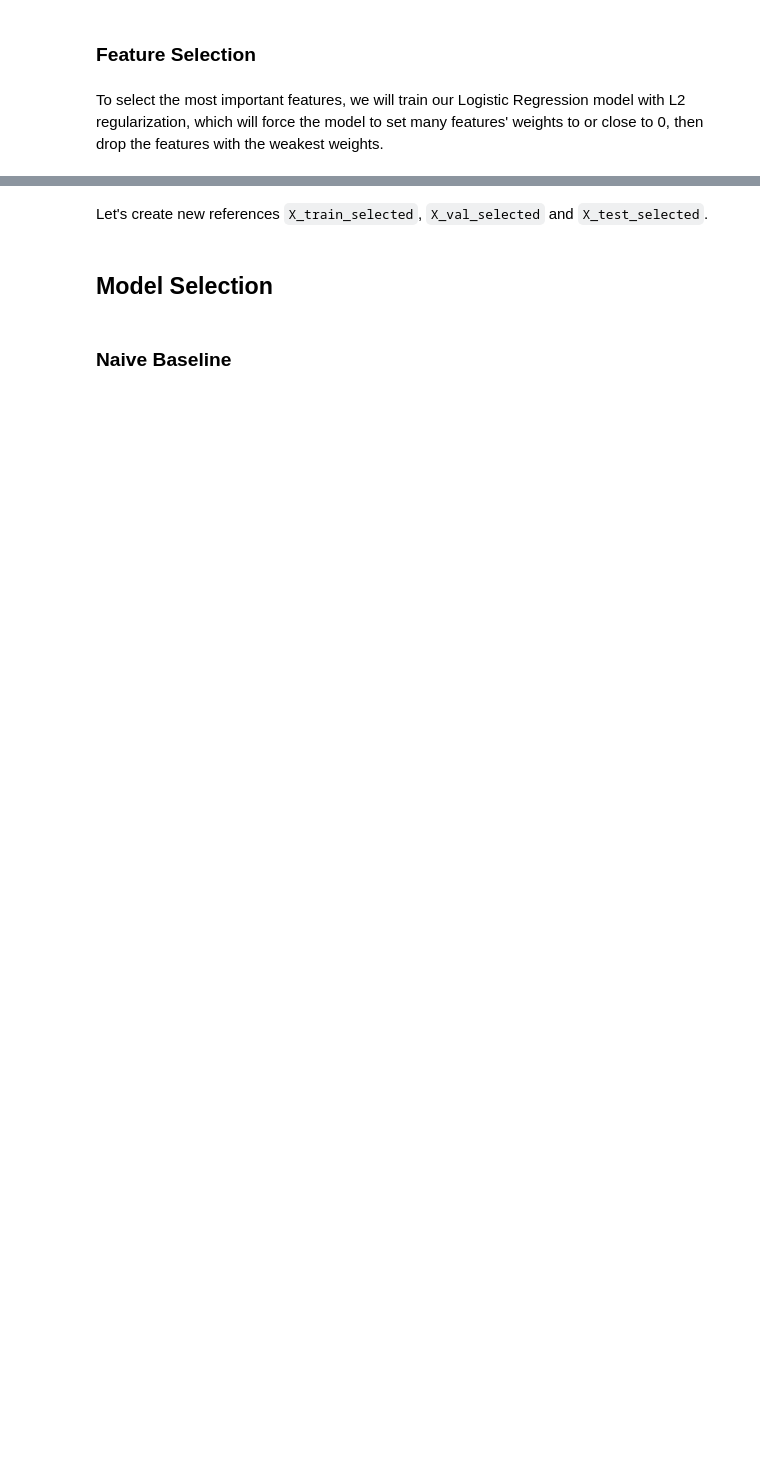
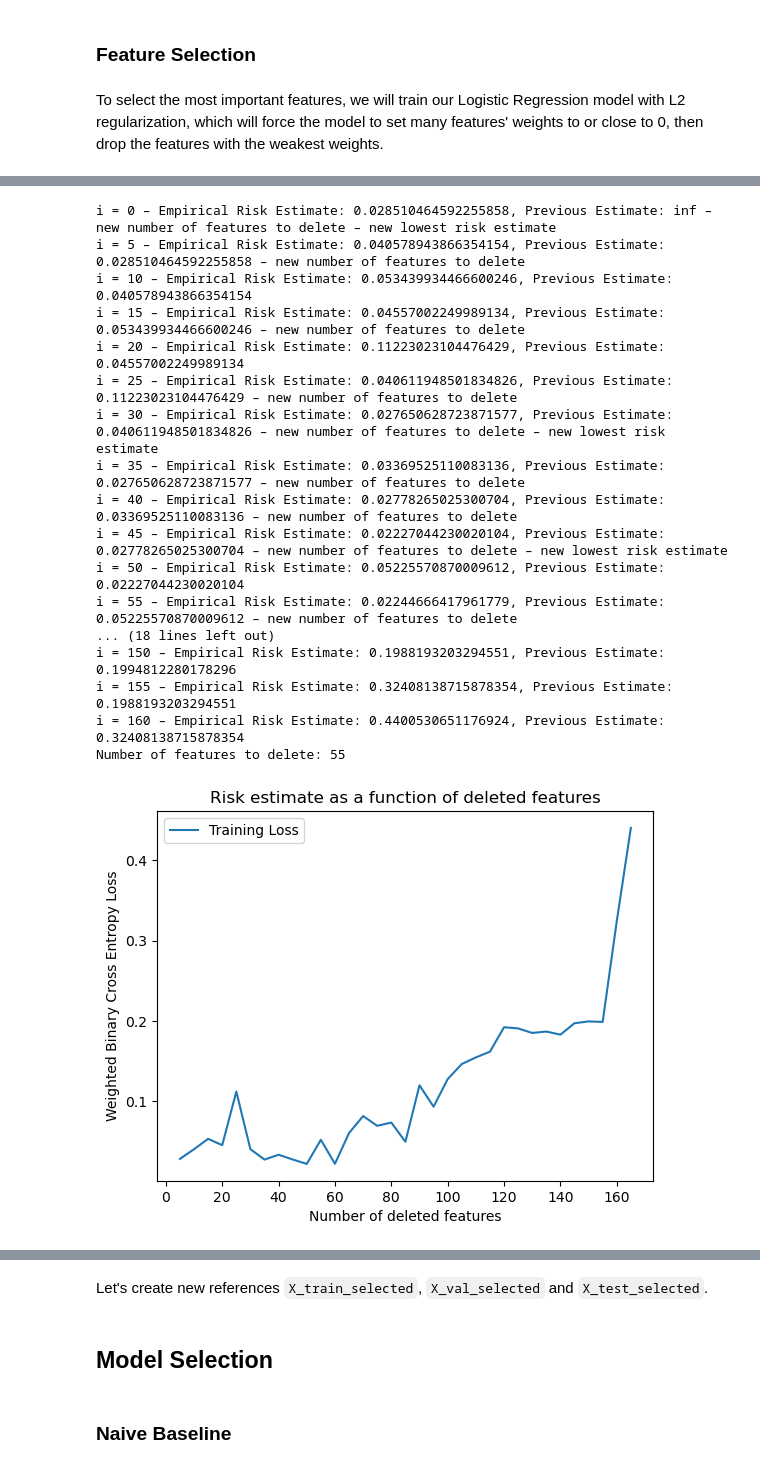
Before and after one commit to paulutsch/binary-stroke-classification, a Jupyter notebook: notebooks/main.ipynb, the cells around one changed output, grey strips where cells are left out. Drawn from its saved outputs; the diff is of its cells as text; code cells hidden in the pictures; blank space fills up the shorter version.

Commit message:
chore: feature selection cleanup

```diff
--- a/notebooks/main.ipynb
+++ b/notebooks/main.ipynb
@@ -406,0 +256,42 @@ Optimal number of features to delete: 30
+# %%
+n_features_per_iteration = 5  # delete 5 features per iteration
+risk_estimate_error_margin = 0.02  # metric: weighted binary cross entropy loss
+
+features_to_delete, risk_estimates = feature_selection(
+    X_tmp,
+    y_tmp,
+    n_features_per_iteration=n_features_per_iteration,
+    risk_estimate_error_margin=risk_estimate_error_margin,
+    plot=True,
+)
+
+# drop the features
+X_tmp = np.delete(X_tmp, features_to_delete, axis=1)
+X_test_tmp = np.delete(X_test_tmp, features_to_delete, axis=1)
+
+X_train_tmp, X_val_tmp, y_train_tmp, y_val_tmp = train_test_split(
+    X_tmp, y_tmp, test_size=0.2, random_state=42
+)
+
+logger.info(f"Shape of X_train_tmp after feature selection: {X_train_tmp.shape}")
+logger.info(f"Shape of X_val_tmp after feature selection: {X_val_tmp.shape}")
+logger.info(f"Shape of X_test_tmp after feature selection: {X_test_tmp.shape}")
+# %% [output]
+i = 0 – Empirical Risk Estimate: 0.028510464592255858, Previous Estimate: inf – new number of features to delete – new lowest risk estimate
+i = 5 – Empirical Risk Estimate: 0.040578943866354154, Previous Estimate: 0.028510464592255858 – new number of features to delete
+i = 10 – Empirical Risk Estimate: 0.053439934466600246, Previous Estimate: 0.040578943866354154
+i = 15 – Empirical Risk Estimate: 0.04557002249989134, Previous Estimate: 0.053439934466600246 – new number of features to delete
+i = 20 – Empirical Risk Estimate: 0.11223023104476429, Previous Estimate: 0.04557002249989134
+i = 25 – Empirical Risk Estimate: 0.040611948501834826, Previous Estimate: 0.11223023104476429 – new number of features to delete
+i = 30 – Empirical Risk Estimate: 0.027650628723871577, Previous Estimate: 0.040611948501834826 – new number of features to delete – new lowest risk estimate
+i = 35 – Empirical Risk Estimate: 0.03369525110083136, Previous Estimate: 0.027650628723871577 – new number of features to delete
+i = 40 – Empirical Risk Estimate: 0.02778265025300704, Previous Estimate: 0.03369525110083136 – new number of features to delete
+i = 45 – Empirical Risk Estimate: 0.02227044230020104, Previous Estimate: 0.02778265025300704 – new number of features to delete – new lowest risk estimate
+i = 50 – Empirical Risk Estimate: 0.05225570870009612, Previous Estimate: 0.02227044230020104
+i = 55 – Empirical Risk Estimate: 0.02244666417961779, Previous Estimate: 0.05225570870009612 – new number of features to delete
+... (18 lines left out)
+i = 150 – Empirical Risk Estimate: 0.1988193203294551, Previous Estimate: 0.1994812280178296
+i = 155 – Empirical Risk Estimate: 0.32408138715878354, Previous Estimate: 0.1988193203294551
+i = 160 – Empirical Risk Estimate: 0.4400530651176924, Previous Estimate: 0.32408138715878354
+Number of features to delete: 55
+[figure, added]
```
Also changed, not shown: parts of 11 cells of this notebook, 6 other files.
